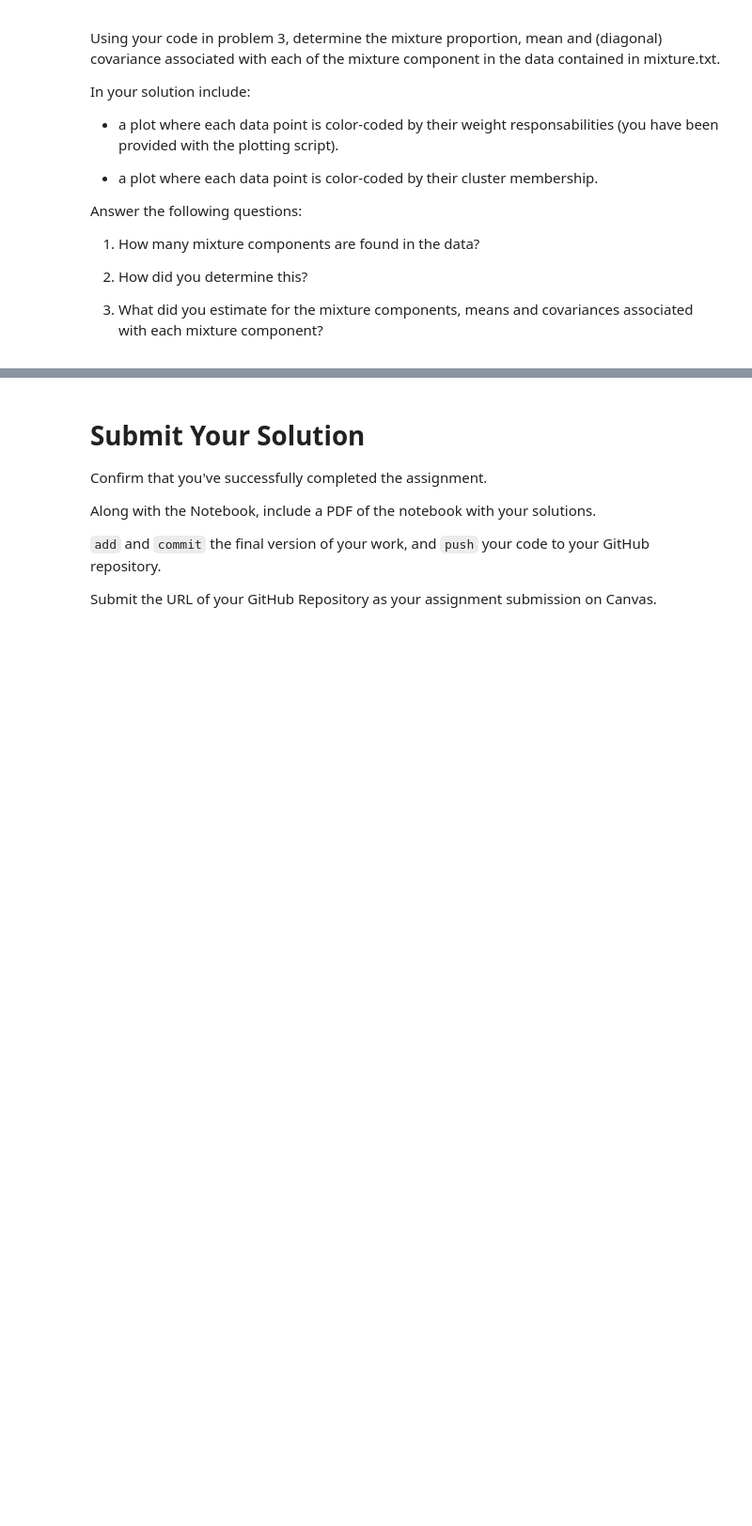
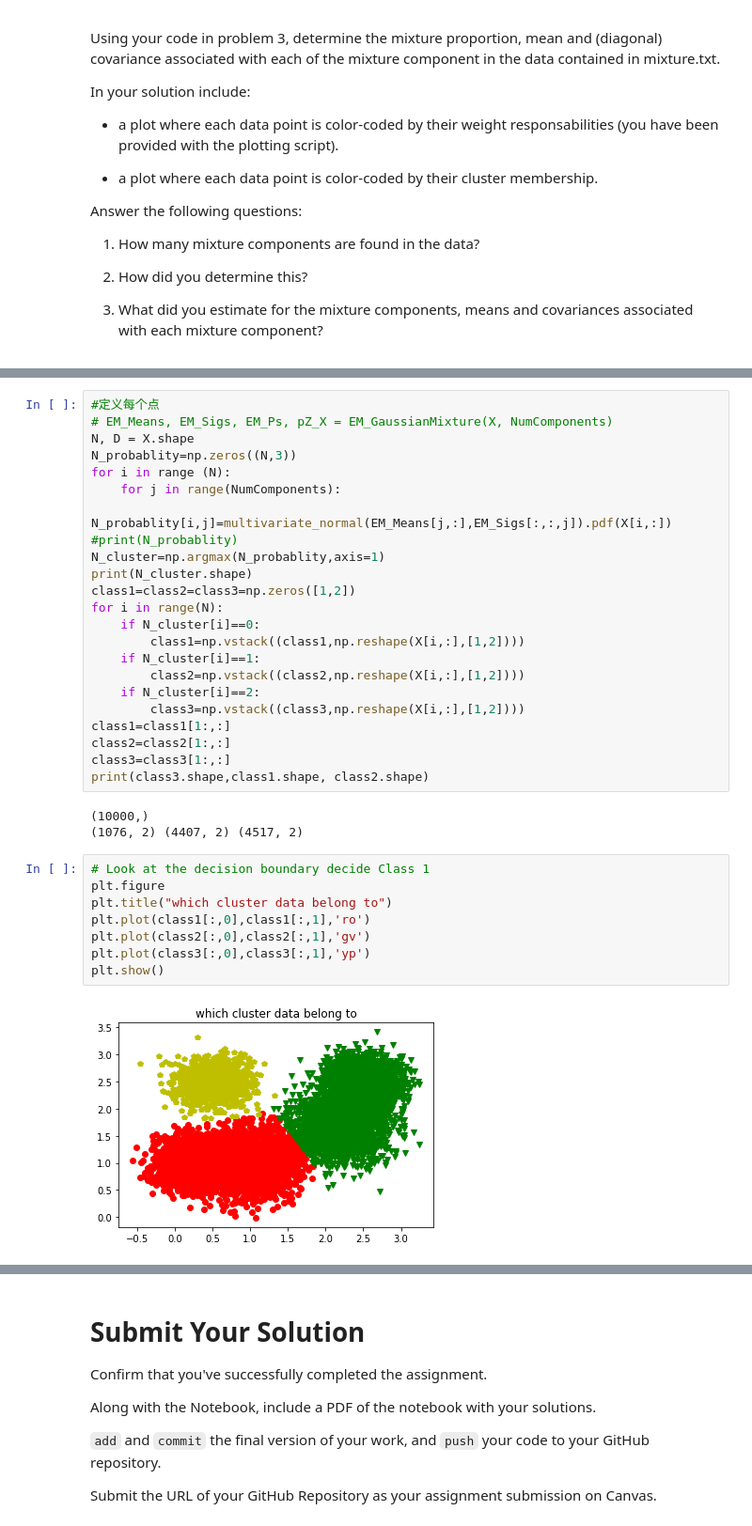
Before and after one commit to BinweiTian/Assignment, a Jupyter notebook: Short Assignment 4.ipynb, the cells around one changed output, grey strips where cells are left out. Shown at 94% size. Cells and saved outputs as stored; diff of their text form; blank space fills up the shorter version.

```diff
--- a/Short Assignment 4.ipynb
+++ b/Short Assignment 4.ipynb
@@ -127,0 +183,36 @@ Answer the following questions:
+# %%
+#定义每个点
+# EM_Means, EM_Sigs, EM_Ps, pZ_X = EM_GaussianMixture(X, NumComponents)
+N, D = X.shape
+N_probablity=np.zeros((N,3))
+for i in range (N):
+    for j in range(NumComponents):
+        N_probablity[i,j]=multivariate_normal(EM_Means[j,:],EM_Sigs[:,:,j]).pdf(X[i,:])
+#print(N_probablity)
+N_cluster=np.argmax(N_probablity,axis=1)
+print(N_cluster.shape)
+class1=class2=class3=np.zeros([1,2])
+for i in range(N):
+    if N_cluster[i]==0:
+        class1=np.vstack((class1,np.reshape(X[i,:],[1,2])))
+    if N_cluster[i]==1:
+        class2=np.vstack((class2,np.reshape(X[i,:],[1,2])))
+    if N_cluster[i]==2:
+        class3=np.vstack((class3,np.reshape(X[i,:],[1,2])))
+class1=class1[1:,:]
+class2=class2[1:,:]
+class3=class3[1:,:]
+print(class3.shape,class1.shape, class2.shape)
+# %% [output]
+(10000,)
+(1076, 2) (4407, 2) (4517, 2)
+# %%
+# Look at the decision boundary decide Class 1
+plt.figure
+plt.title("which cluster data belong to")
+plt.plot(class1[:,0],class1[:,1],'ro')
+plt.plot(class2[:,0],class2[:,1],'gv')
+plt.plot(class3[:,0],class3[:,1],'yp')
+plt.show()
+# %% [output]
+[figure, added]
```
Also changed, not shown: parts of 5 cells of this notebook.
